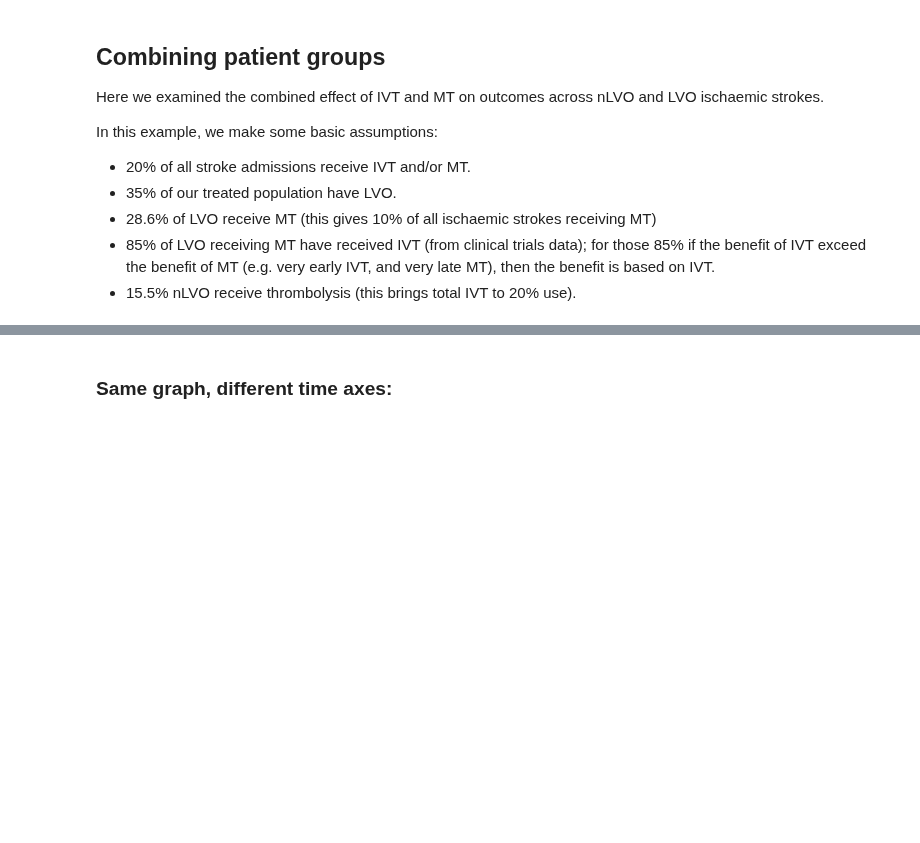
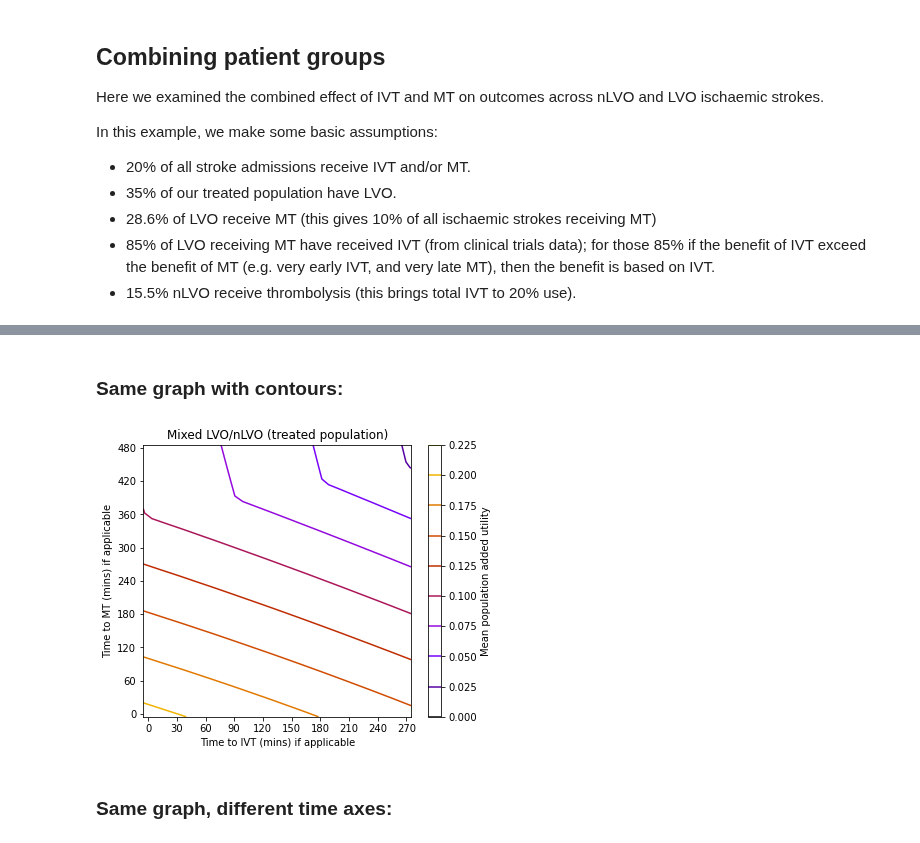
Before and after one commit to samuel-book/stroke_outcome, a Jupyter notebook: matrix.ipynb, the cells around one changed output, grey strips where cells are left out. Drawn from its saved outputs; the diff is of its cells as text; code cells hidden in the pictures; blank space fills up the shorter version.

```diff
--- a/matrix.ipynb
+++ b/matrix.ipynb
@@ -288,3 +295,12 @@ Proportion LVO MT also receiving IVT: 0.850
+# %% [markdown]
+### Same graph with contours:
+# %%
+plot_results(results, time_to_ivt, time_to_mt,
+             'Mixed LVO/nLVO (treated population)', 'utility_all',
+             contours=1)
+plt.show()
+# %% [output]
+[figure, added]
 # %% [markdown]
 ### Same graph, different time axes:
 # %%
```
Also changed, not shown: parts of 5 cells of this notebook.
